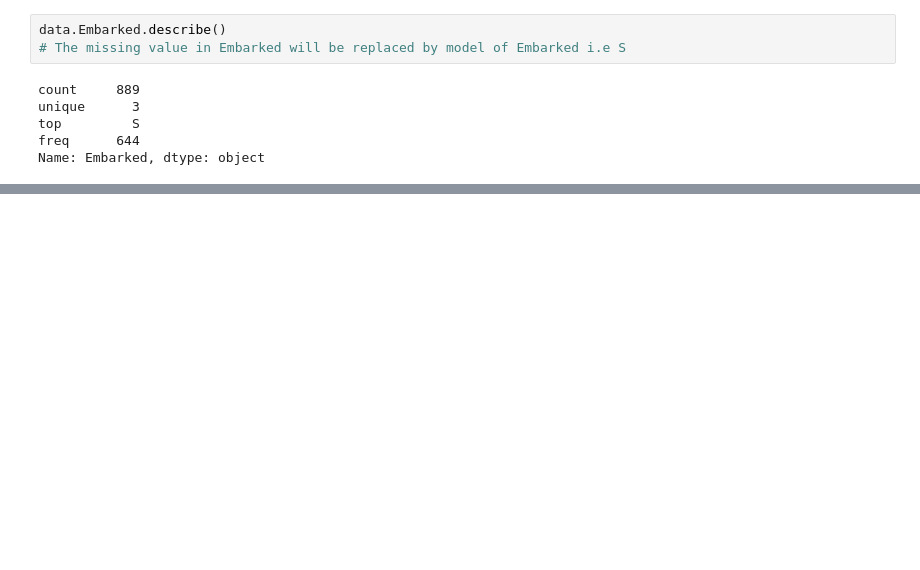
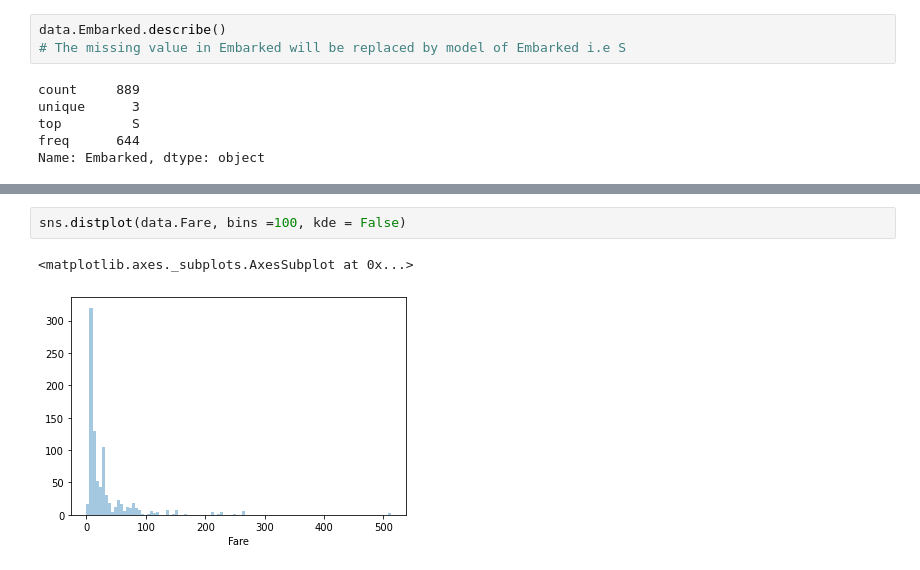
Before and after one commit to ketan9808/ML_Titanic, a Jupyter notebook: Titanic_dataset_prediction.ipynb, the cells around one changed output, grey strips where cells are left out. Cells and saved outputs as stored; diff of their text form; blank space fills up the shorter version.

```diff
--- a/Titanic_dataset_prediction.ipynb
+++ b/Titanic_dataset_prediction.ipynb
@@ -161,0 +199,5 @@ data['Fare'] = pd.qcut(data['Fare'], q=4, labels = False)
+# %%
+sns.distplot(data.Fare, bins =100, kde = False)
+# %% [output]
+<matplotlib.axes._subplots.AxesSubplot at 0x...>
+[figure, added]
```
Also changed, not shown: parts of 56 cells of this notebook.
